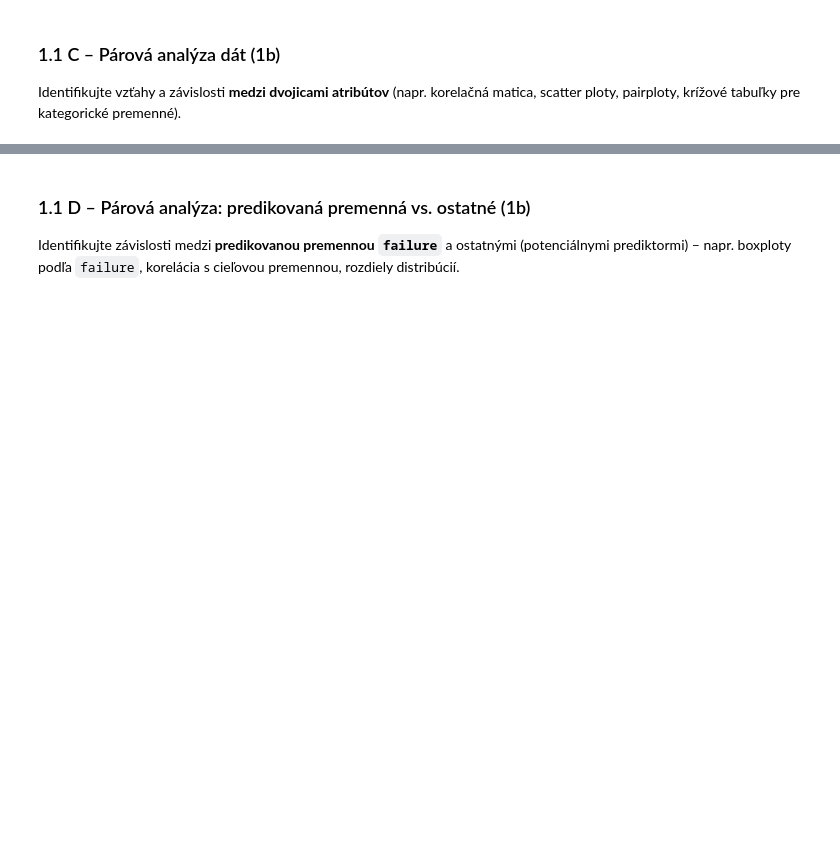
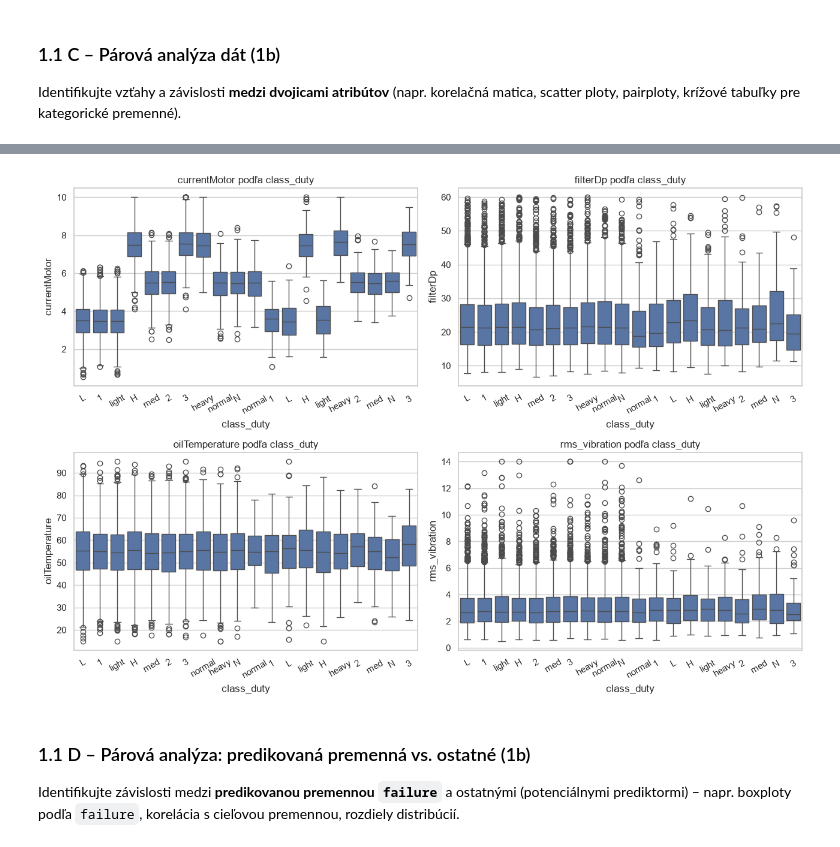
Before and after one commit to samuel-ivan05/IAU_zadanie, a Jupyter notebook: IAU-project.ipynb, the cells around one changed output, grey strips where cells are left out. Cells and saved outputs as stored; diff of their text form; code cells hidden in the pictures; blank space fills up the shorter version.

```diff
--- a/IAU-project.ipynb
+++ b/IAU-project.ipynb
@@ -343,3 +667,46 @@ Identifikujte vzťahy a závislosti **medzi dvojicami atribútov** (napr. korela
+# %%
+# --- Numerické atribúty podľa class_duty ---
+
+num_cat_cols = [
+    "currentMotor",
+    "filterDp",
+    "oilTemperature",
+    "rms_vibration"
+]
+
+plot_data = eda[["class_duty"] + num_cat_cols].copy()
+
+# Rovnaké predbežné označenie hodnôt mimo očakávaných rozsahov
+for col in num_cat_cols:
+    lower, upper = expected_ranges[col]
+    plot_data[col] = plot_data[col].where(
+        plot_data[col].between(lower, upper)
+    )
+
+fig, axes = plt.subplots(2, 2, figsize=(13, 9))
+
+for ax, col in zip(axes.ravel(), num_cat_cols):
+    temp = plot_data[["class_duty", col]].dropna()
+
+    order = temp["class_duty"].value_counts().index
+
+    sns.boxplot(
+        data=temp,
+        x="class_duty",
+        y=col,
+        order=order,
+        ax=ax
+    )
+
+    ax.set_title(f"{col} podľa class_duty")
+    ax.set_xlabel("class_duty")
+    ax.set_ylabel(col)
+    ax.tick_params(axis="x", rotation=30)
+
+plt.tight_layout()
+plt.show()
+# %% [output]
+[figure, added]
 # %% [markdown]
 ### 1.1 D – Párová analýza: predikovaná premenná vs. ostatné (1b)
 Identifikujte závislosti medzi **predikovanou premennou `failure`** a ostatnými (potenciálnymi prediktormi) – napr. boxploty podľa `failure`, korelácia s cieľovou premennou, rozdiely distribúcií.
```
Also changed, not shown: parts of 11 cells of this notebook.
